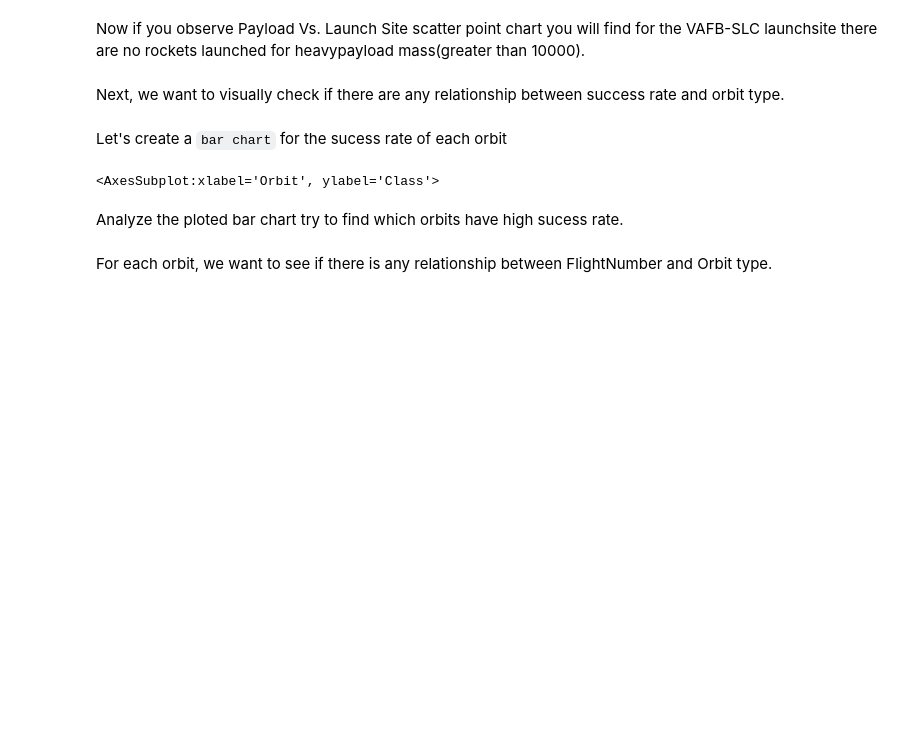
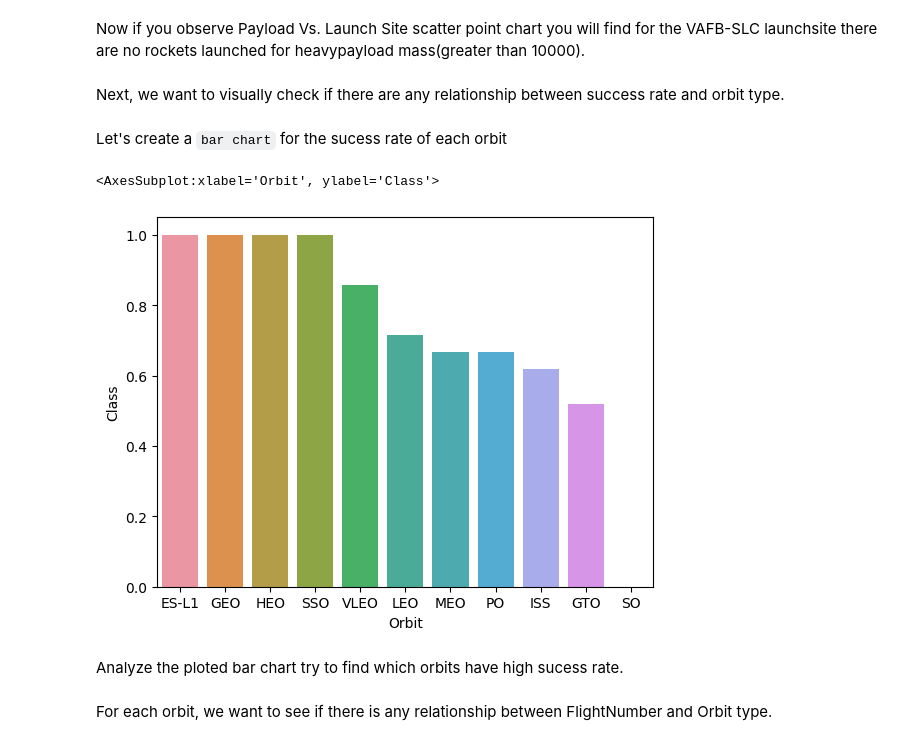
Before and after one commit to FlyinRat/IBM-DATA-SCIENCE-CAPSTONE, a Jupyter notebook: jupyter-labs-eda-dataviz.ipynb.jupyterlite.ipynb, the cells around one changed output. Cells and saved outputs as stored; diff of their text form; code cells hidden in the pictures; blank space fills up the shorter version.

```diff
--- a/jupyter-labs-eda-dataviz.ipynb.jupyterlite.ipynb
+++ b/jupyter-labs-eda-dataviz.ipynb.jupyterlite.ipynb
@@ -130,9 +133,10 @@ Let's create a `bar chart` for the sucess rate of each orbit
 # %%
 # HINT use groupby method on Orbit column and get the mean of Class column
-temp = df.groupby(["Orbit"]).mean().reset_index()
-sns.barplot(x = "Orbit", y = "Class", data = temp)
+temp = df.groupby(["Orbit"]).mean().reset_index().sort_values(by='Class', ascending=False)
+sns.barplot(x='Orbit', y='Class', data=temp)
 # %% [output]
 <AxesSubplot:xlabel='Orbit', ylabel='Class'>
+[figure, added]
 # %% [markdown]
 Analyze the ploted bar chart try to find which orbits have high sucess rate.
 # %%
```
Also changed, not shown: parts of 8 cells of this notebook, 2 other files.
